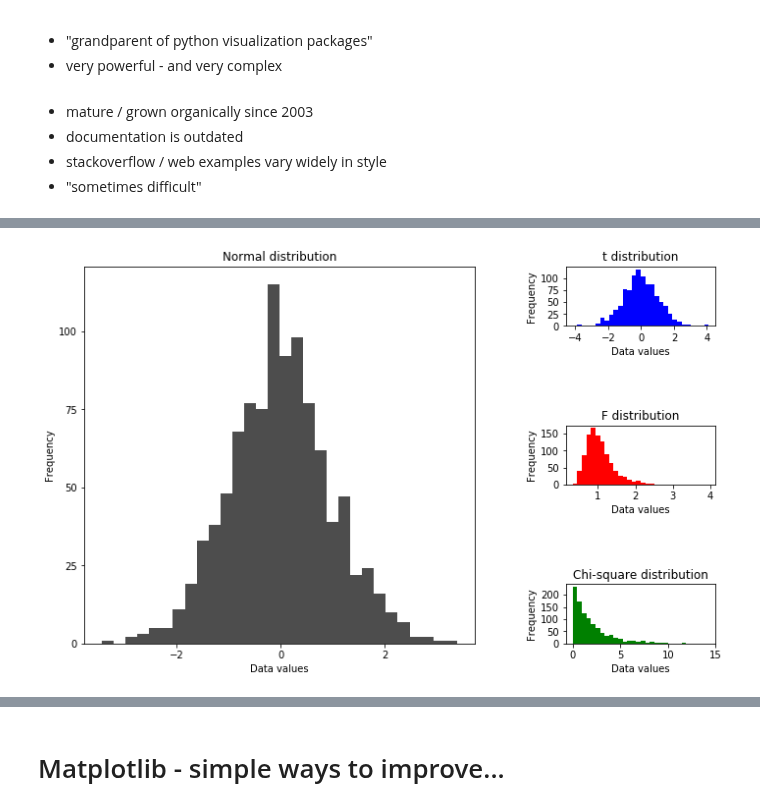
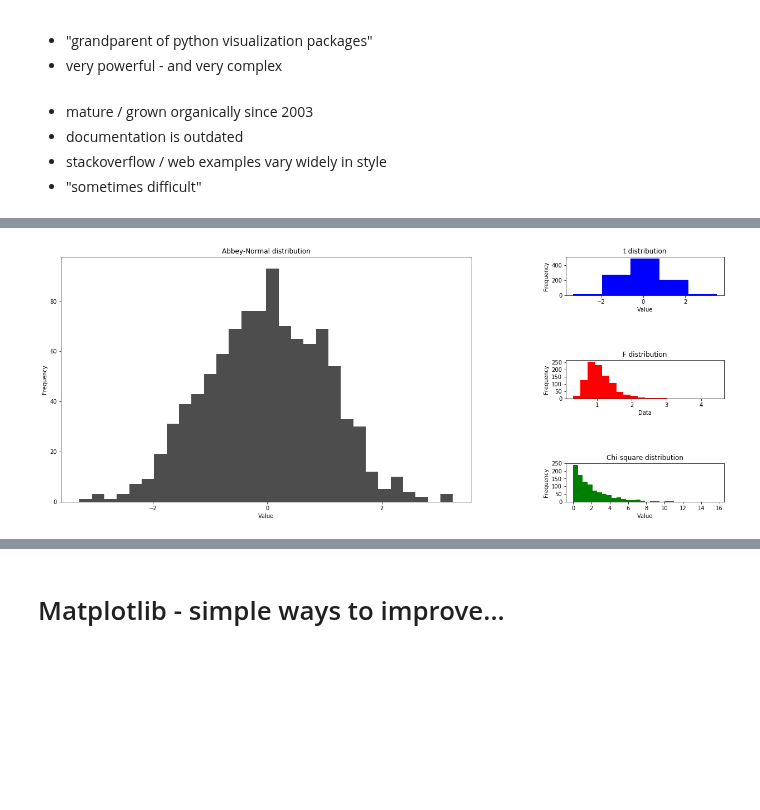
Before and after one commit to surfaceowl-ai/python_visualizations, a Jupyter notebook: notebooks/01_matplotlib_chapter.ipynb, the cells around one changed output, grey strips where cells are left out. Cells and saved outputs as stored; diff of their text form; code cells hidden in the pictures; blank space fills up the shorter version.

```diff
--- a/notebooks/01_matplotlib_chapter.ipynb
+++ b/notebooks/01_matplotlib_chapter.ipynb
@@ -183,7 +258,7 @@ Text(0, 0.5, 'axes 3 -Y')
 # %%
 # use matplotlib to create subplots of different sizes
 
-import matplotlib.gridspec as gridspec
+import matplotlib.gridspec as gridspec  # gridspec helps you controls placement, margins & padding
 
 # Generate data
 dist_norm = np.random.normal(loc=0, scale=1, size=1000)
@@ -196,49 +271,49 @@ fig = plt.figure(1)
 # set up subplot grid
 gridspec.GridSpec(3,3)
 
-# large subplot
+# main subplot
 plt.subplot2grid((3,3), (0,0), colspan=2, rowspan=3)
 plt.locator_params(axis='x', nbins=5)
 plt.locator_params(axis='y', nbins=5)
-plt.title('Normal distribution')
-plt.xlabel('Data values')
+plt.title('Abbey-Normal distribution')
+plt.xlabel('Value')
 plt.ylabel('Frequency')
 plt.hist(dist_norm, bins=30, color='0.30')
 
 # small subplot 1
 plt.subplot2grid((3,3), (0,2))
 plt.locator_params(axis='x', nbins=5)
 plt.locator_params(axis='y', nbins=5)
 plt.title('t distribution')
-plt.xlabel('Data values')
+plt.xlabel('Value')
 plt.ylabel('Frequency')
-plt.hist(dist_tdis, bins=30, color='b')
+plt.hist(dist_tdis, bins=5, color='b')
 
 # small subplot 2
 plt.subplot2grid((3,3), (1,2))
-plt.locator_params(axis='x', nbins=5)
-plt.locator_params(axis='y', nbins=5)
+plt.locator_params(axis='x', nbins=6)
+plt.locator_params(axis='y', nbins=8)
 plt.title('F distribution')
-plt.xlabel('Data values')
+plt.xlabel('Data')
 plt.ylabel('Frequency')
-plt.hist(dist_fdis, bins=30, color='r')
+plt.hist(dist_fdis, bins=20, color='r')
 
 # small subplot 3
 plt.subplot2grid((3,3), (2,2))
-plt.locator_params(axis='x', nbins=5)
-plt.locator_params(axis='y', nbins=5)
+plt.locator_params(axis='x', nbins=10)
+plt.locator_params(axis='y', nbins=8)
 plt.title('Chi-square distribution')
-plt.xlabel('Data values')
+plt.xlabel('Value')
 plt.ylabel('Frequency')
 plt.hist(dist_chsq, bins=30, color='g')
 
 # fit subplots and save fig
 fig.tight_layout()
-fig.set_size_inches(w=11,h=7)
+fig.set_size_inches(w=20,h=8)
 # fig_name = 'plot.png'
 # fig.savefig(fig_name)
 # %% [output]
-[figure, old version]
+[figure, new version]
 # %%
 # matplot lib has some basic styles that are helpful
 
```
Also changed, not shown: parts of 18 cells of this notebook, 6 other files.
